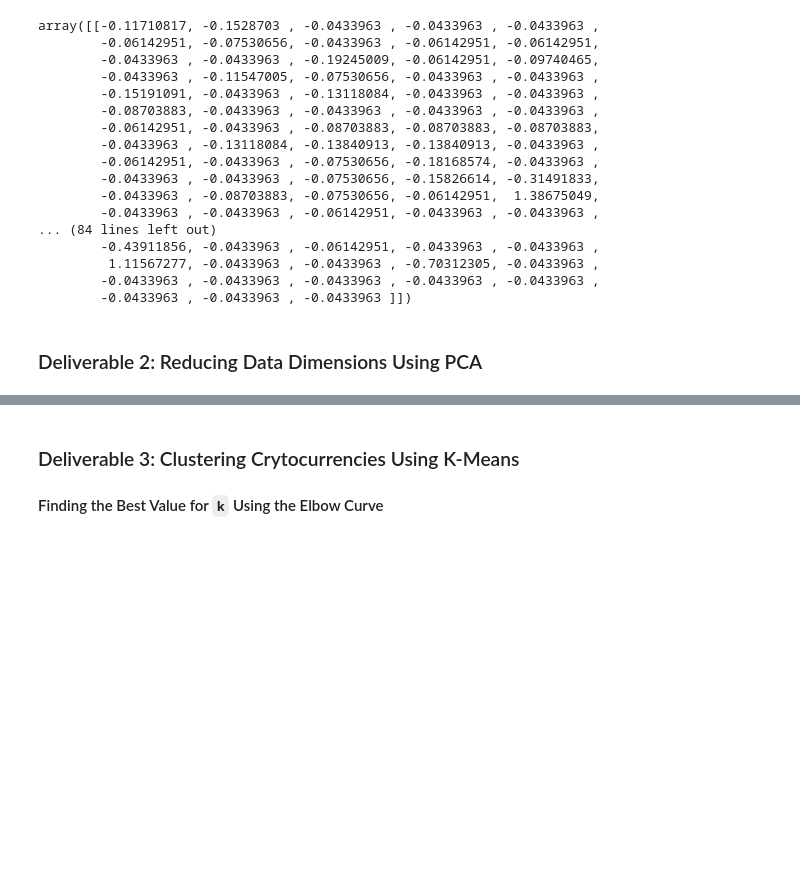
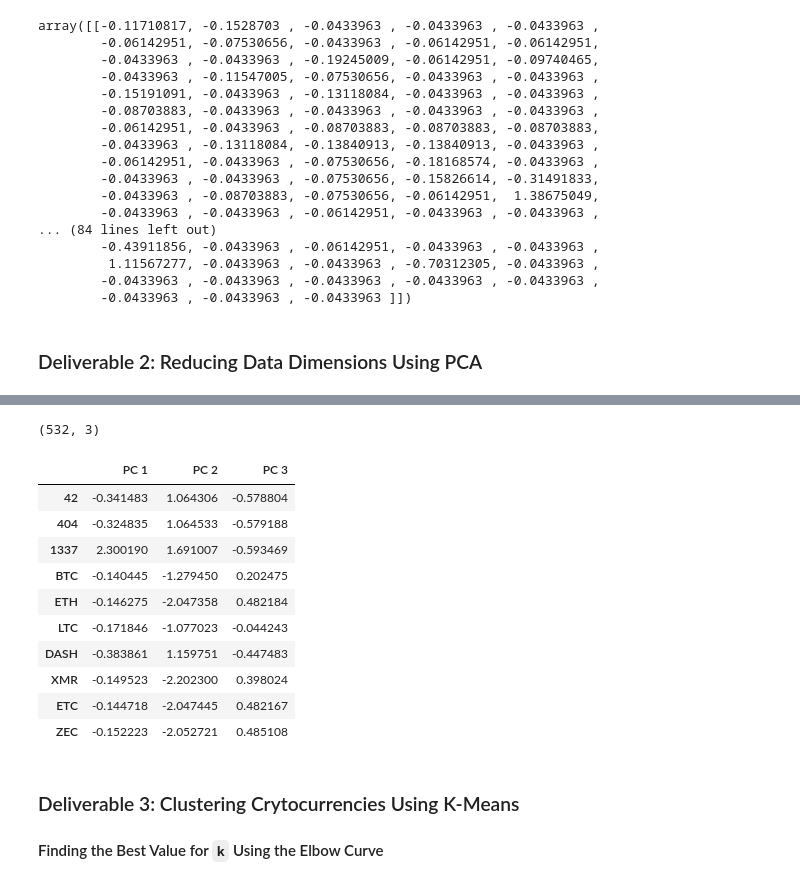
Before and after one commit to andrewykin/Cryptocurrencies, a Jupyter notebook: crypto_clustering.ipynb, the cells around one changed output, grey strips where cells are left out. Drawn from its saved outputs; the diff is of its cells as text; code cells hidden in the pictures; blank space fills up the shorter version.

```diff
--- a/crypto_clustering.ipynb
+++ b/crypto_clustering.ipynb
@@ -169,5 +169,9 @@ array([[-0.11710817, -0.1528703 , -0.0433963 , -0.0433963 , -0.0433963 ,
 ### Deliverable 2: Reducing Data Dimensions Using PCA
 # %%
 # Using PCA to reduce dimension to three principal components.
-# YOUR CODE HERE
+pca = PCA(n_components=3)
+
+crypto_pca = pca.fit_transform(X_scaled)
+
+crypto_pca
 # %% [output]
@@ -197,3 +185,23 @@ array([[-0.33285464,  1.0383583 , -0.56494435],
+# %%
+# Create a DataFrame with the three principal components.
+pca_df = pd.DataFrame(crypto_pca, columns=["PC 1", "PC 2", "PC 3"], index=crypto_names.index)
+
+print(pca_df.shape)
+
+pca_df.head(10)
+# %% [output]
+(532, 3)
+|  | PC 1 | PC 2 | PC 3 |
+| 42 | -0.341483 | 1.064306 | -0.578804 |
+| 404 | -0.324835 | 1.064533 | -0.579188 |
+| 1337 | 2.300190 | 1.691007 | -0.593469 |
+| BTC | -0.140445 | -1.279450 | 0.202475 |
+| ETH | -0.146275 | -2.047358 | 0.482184 |
+| LTC | -0.171846 | -1.077023 | -0.044243 |
+| DASH | -0.383861 | 1.159751 | -0.447483 |
+| XMR | -0.149523 | -2.202300 | 0.398024 |
+| ETC | -0.144718 | -2.047445 | 0.482167 |
+| ZEC | -0.152223 | -2.052721 | 0.485108 |
 # %% [markdown]
 ### Deliverable 3: Clustering Crytocurrencies Using K-Means
 
```
Also changed, not shown: parts of 2 cells of this notebook.
